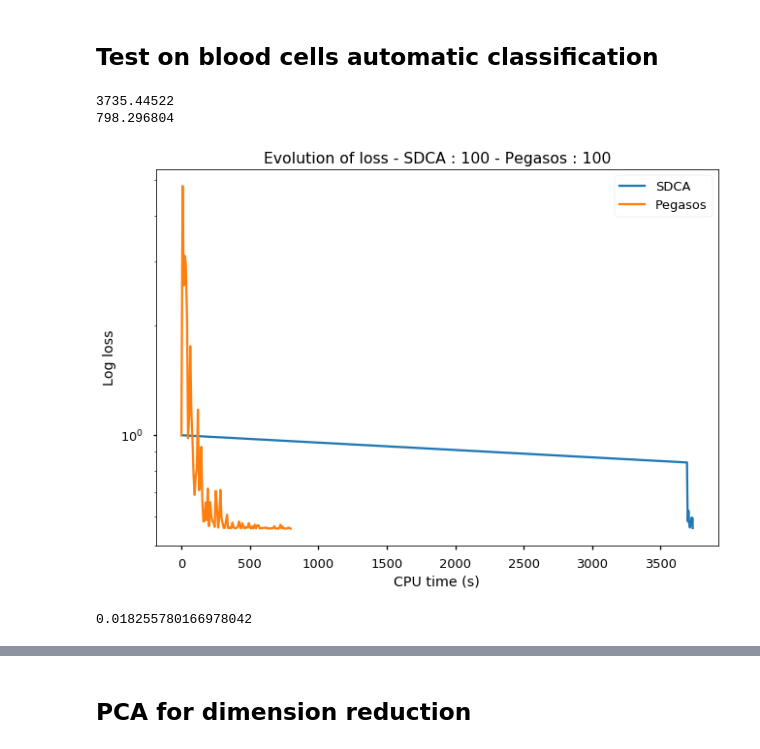
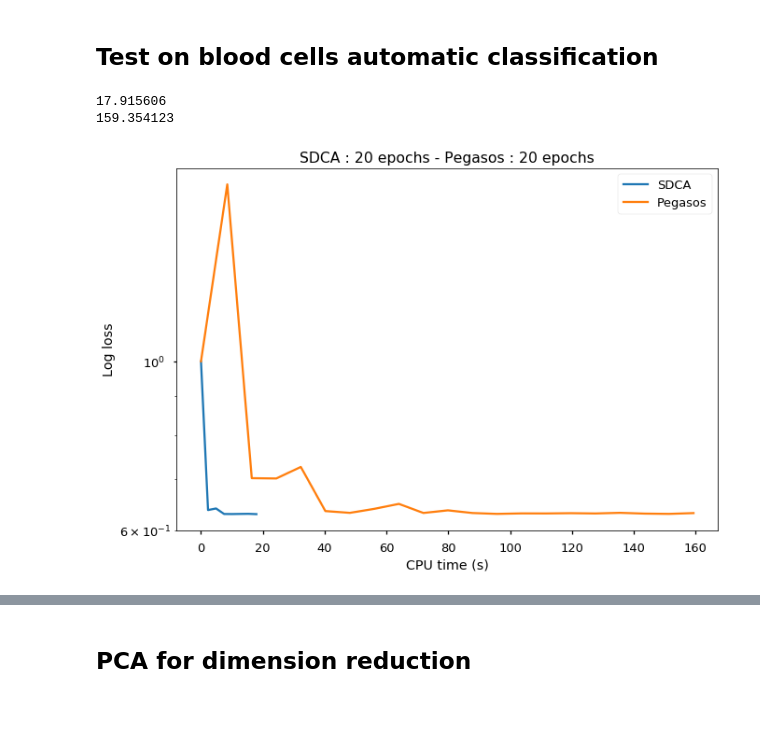
Before and after one commit to BoucheDimitri/SOADML, a Jupyter notebook: SDCA_blood.ipynb, the cells around one changed output, grey strips where cells are left out. Cells and saved outputs as stored; diff of their text form; code cells hidden in the pictures; blank space fills up the shorter version.

```diff
--- a/SDCA_blood.ipynb
+++ b/SDCA_blood.ipynb
@@ -329,7 +431,7 @@ def hinge_loss_update(w, xmat, y, eta, lamb, batch_indexes):
     indic = (restricted_y * dot < 1).astype(np.int64)
     summed_vec = np.dot(restricted_xmat, restricted_y * indic)
     w *= (1 - eta * lamb)
-    w += (eta / k) * summed_vec
+    w += (float(eta) / float(k)) * summed_vec
 
 hinge.set_pegasos_batch_update(hinge_loss_update)
 # %%
@@ -348,9 +450,8 @@ def pegasos_algorithm(w, xmat, y, lamb, k, nepochs, lossfunc=hinge, xtest=None,
         indexes = np.array(range(0, n))
         np.random.shuffle(indexes)
         for i in range(0, n // k):
-            eta = 1 / (lamb * t)
+            eta = 1.0 / (float(lamb * t))
             lossfunc.pegasos_batch_update(w, xmat, y, eta, lamb, indexes[i * k : (i + 1) * k])
-            # loss_track.append(cum_loss(w, xmat, y, lamb, lossfunc))
             t += 1
         end = time.clock()
         perfs.append(end - start)
@@ -466,13 +567,13 @@ ytest = data_test[-1, :]
 center_and_reduce(xtrain)
 center_and_reduce(xtest)
 # %%
-lamb = 0.2
+lamb = 1.6
 d = xtrain.shape[0]
 n = xtrain.shape[1]
 alpha0 = np.zeros((n, ))
 w_pegasos = np.zeros((d, ))
-nepochs_sdca = 100
-nepochs_pegasos = 100
+nepochs_sdca = 20
+nepochs_pegasos = 20
 minibatch_pegasos = 100
 
 # SDCA epochs
@@ -481,9 +582,9 @@ w_sdca, alpha_sdca, losses_sdca, perfs_sdca, gaps_sdca, scores_sdca = sdca_perm(
                                                                            ytrain,
                                                                            lamb,
                                                                            nepochs_sdca,
-                                                                           0.02,
+                                                                           0.001,
                                                                            sgd_first=True,
-                                                                            xtest=xtest,
+                                                                          xtest=xtest,
                                                                           ytest=ytest)
 print(np.sum(perfs_sdca))
 
@@ -493,26 +594,33 @@ losses_pegasos, perfs_pegasos, scores_pegasos= pegasos_algorithm(w_pegasos, xtra
                                                    xtest=xtest, ytest=ytest)
 print(np.sum(perfs_pegasos))
 # %% [output]
-3735.44522
-798.296804
+17.915606
+159.354123
+# %%
+# SDCA epochs
+w_sdca, alpha_sdca, losses_sdca, perfs_sdca, gaps_sdca, scores_sdca = sdca_perm(alpha0,
+                                                                           xtrain,
+                                                                           ytrain,
+                                                                           lamb,
+                                                                           nepochs_sdca,
+                                                                           0.0001,
+                                                                           sgd_first=True,
+                                                                            xtest=xtest,
+                                                                          ytest=ytest)
 # %%
-# Plot the log losses as a function of CPU time
 plt.semilogy(np.cumsum(perfs_sdca), losses_sdca, label="SDCA")
 plt.semilogy(np.cumsum(perfs_pegasos), losses_pegasos, label="Pegasos")
 plt.ylabel("Log loss")
 plt.xlabel("CPU time (s)")
 plt.legend()
-plt.title("Evolution of loss - SDCA : " + str(nepochs_sdca) + " - Pegasos : " + str(nepochs_pegasos))
+plt.title("SDCA : " + str(nepochs_sdca) + " epochs - Pegasos : " + str(nepochs_pegasos) + " epochs")
+
 output_path = os.getcwd() + "/Graphs/"
-plt.savefig(output_path + "Noisy_Logloss.svg")
+
+# plt.savefig(output_path + "Noisy_Logloss.svg")
 plt.show()
 # %% [output]
-[figure, old version]
+[figure, new version]
-# %%
-
-min(gaps_sdca)
-# %% [output]
-0.018255780166978042
 # %%
 ypred = classify(w_sdca, xtest)
 print(metrics.zero_one_loss(ypred, ytest))
```
Also changed, not shown: parts of 26 cells of this notebook, 12 other files.
